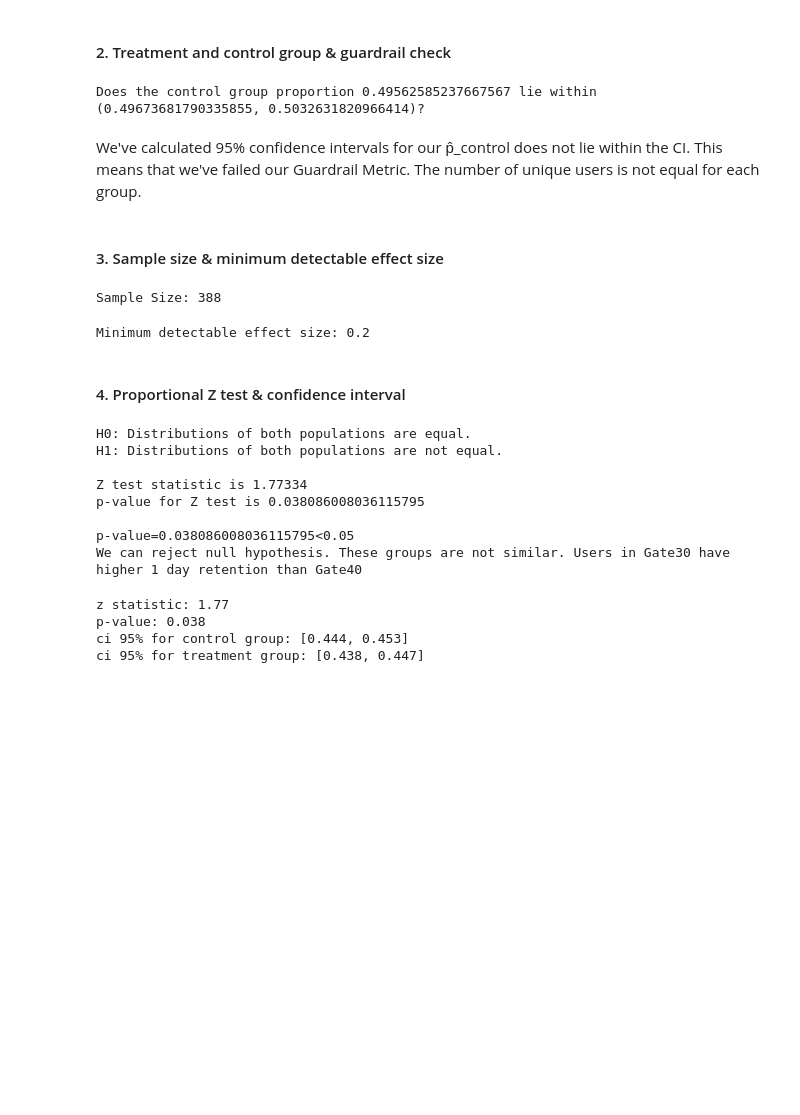
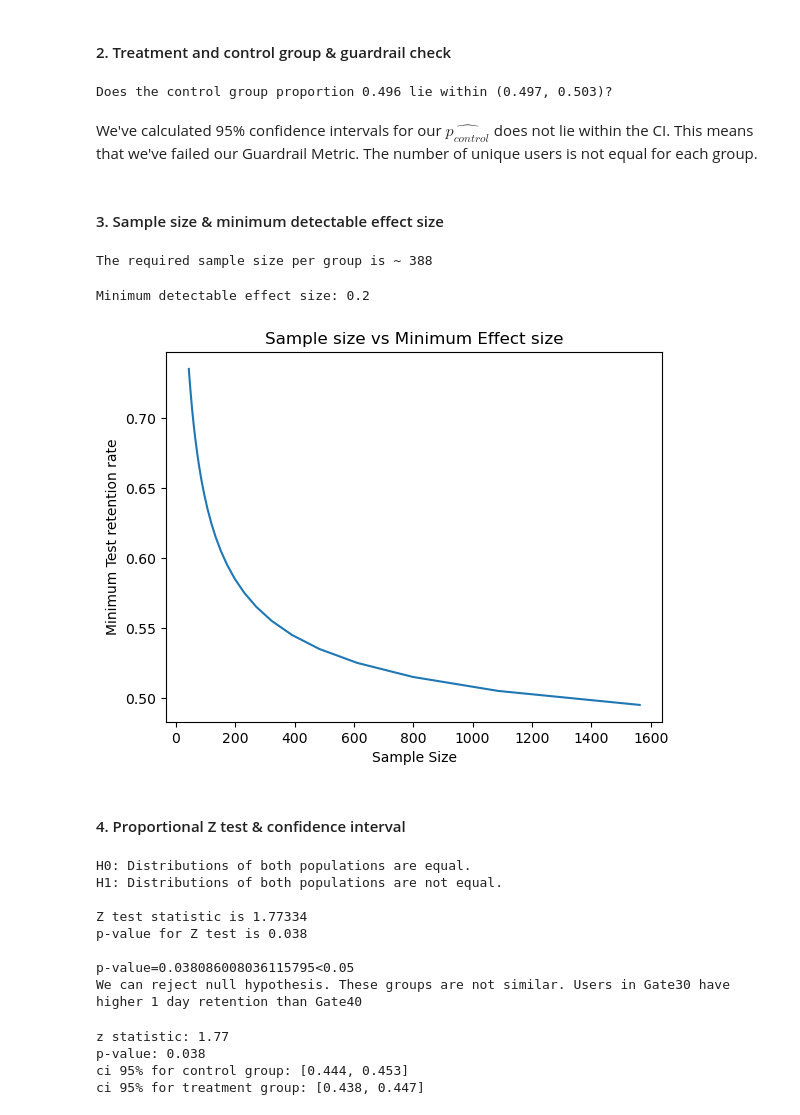
Before and after one commit to lyphuong601/ab-testing, a Jupyter notebook: mobile-gaming-conversion-ab-testing/notebooks/AB Testing.ipynb, the cells around one changed output. Saved outputs shown, nothing was run; the diff lists cells and outputs as text; code cells hidden in the pictures; blank space fills up the shorter version.

```diff
--- a/mobile-gaming-conversion-ab-testing/notebooks/AB Testing.ipynb
+++ b/mobile-gaming-conversion-ab-testing/notebooks/AB Testing.ipynb
@@ -28,11 +29,12 @@ test_size = len(df_test['userid'])
 n = len(df)
 # %%
 # Guardrail Check on differences in proportions:
-print('Does the control group proportion ' + str(cont_size/n) + ' lie within ' + str(proportion_confint(n/2, n, .05)) + '?')
+(lower_i, upper_i) = proportion_confint(n/2, n, .05)
+print(f'Does the control group proportion {cont_size/n:.3f} lie within ({lower_i:.3f}, {upper_i:.3f})?')
 # %% [output]
-Does the control group proportion 0.49562585237667567 lie within (0.49673681790335855, 0.5032631820966414)?
+Does the control group proportion 0.496 lie within (0.497, 0.503)?
 # %% [markdown]
-We've calculated 95% confidence intervals for our p̂_control does not lie within the CI. This means that we've failed our Guardrail Metric. The number of unique users is not equal for each group.
+We've calculated 95% confidence intervals for our $\widehat{p_{control}}$  does not lie within the CI. This means that we've failed our Guardrail Metric. The number of unique users is not equal for each group.
 # %% [markdown]
 #### 3. Sample size & minimum detectable effect size
 # %%
@@ -45,13 +47,15 @@ sizes = [cont_size, test_size]
 ratio = max(sizes)/ min(sizes)
 
 # Setting the parameters and we want to increase the purchase_mean to 0.1 in this experiment
+# Firstly, define the two conversion rates via proportion_effectsize. The first element is the base rate prior to running the test,
+# the second one is the minimum conversion rate of the test that would make it worth it to make the change
 effect_size = sms.proportion_effectsize(retention_mean, retention_mean + 0.1)
 
 # Initialize analysis and calculate sample size
-ssresult = pwr.TTestIndPower().solve_power(effect_size, power=0.8, alpha=0.05, nobs1=None, ratio=ratio)
-print(f'Sample Size: {int(ssresult)}')
+sample_size = pwr.TTestIndPower().solve_power(effect_size, power=0.8, alpha=0.05, nobs1=None, ratio=ratio)
+print(f'The required sample size per group is ~ {int(sample_size)}')
 # %% [output]
-Sample Size: 388
+The required sample size per group is ~ 388
 # %%
 # Set parameters for entire dataset: The quantified magnitude of a result present in the population.
 alpha = 0.05
@@ -64,6 +68,21 @@ esresult = analysis.solve_power(effect_size = None, power = power, nobs1 = samp_
 print(f'Minimum detectable effect size: {round(esresult,2)}')
 # %% [output]
 Minimum detectable effect size: 0.2
+# %%
+possible_p2 = np.arange(retention_mean+0.05, retention_mean+0.3, .01)  # possible p2 values with 0.5% increments
+
+# estimate sample size & plot
+sample_size = []
+for i in possible_p2:
+   p1_and_p2 = sms.proportion_effectsize(retention_mean, i)
+   sample_size.append(sms.NormalIndPower().solve_power(p1_and_p2, power=0.8, alpha=0.05))
+plt.plot(sample_size, possible_p2)
+plt.title("Sample size vs Minimum Effect size")
+plt.xlabel("Sample Size")
+plt.ylabel("Minimum Test retention rate")
+plt.show()
+# %% [output]
+[figure, added]
 # %% [markdown]
 #### 4. Proportional Z test & confidence interval
 # %%
@@ -77,7 +96,7 @@ z_score, p_value = proportions_ztest(successes, nobs=nobs, alternative='larger',
 print("H0: Distributions of both populations are equal.")
 print("H1: Distributions of both populations are not equal.\n")
 print(f"Z test statistic is {z_score.round(5)}")
-print(f"p-value for Z test is {p_value}\n")
+print(f"p-value for Z test is {p_value:.3f}\n")
 
 if p_value<alpha:
     print(f"p-value={p_value}<{alpha}")
@@ -90,7 +109,7 @@ H0: Distributions of both populations are equal.
 H1: Distributions of both populations are not equal.
 
 Z test statistic is 1.77334
-p-value for Z test is 0.038086008036115795
+p-value for Z test is 0.038
 
 p-value=0.038086008036115795<0.05
 We can reject null hypothesis. These groups are not similar. Users in Gate30 have higher 1 day retention than Gate40
```
Also changed, not shown: parts of 1 cell of this notebook.
